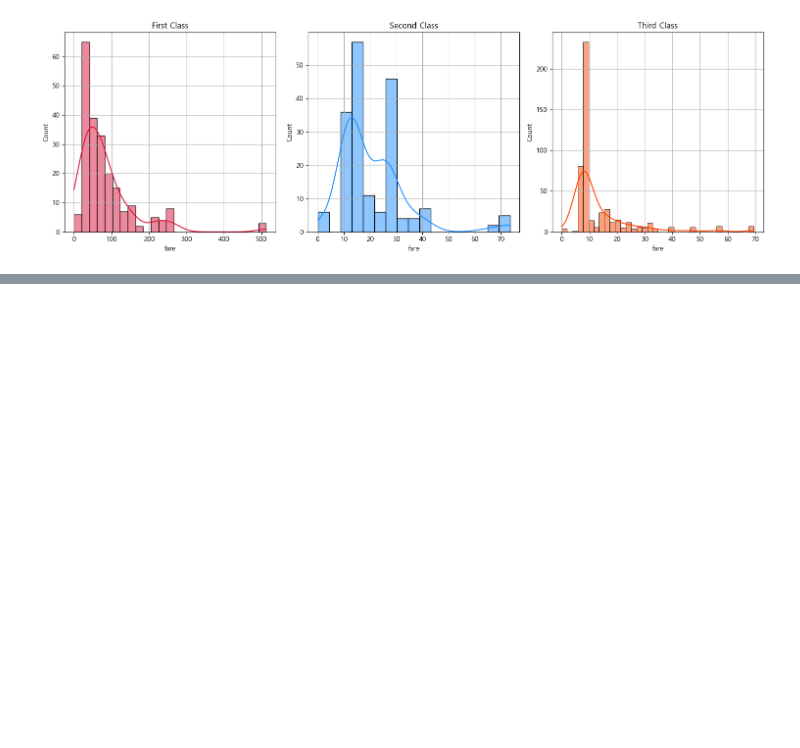
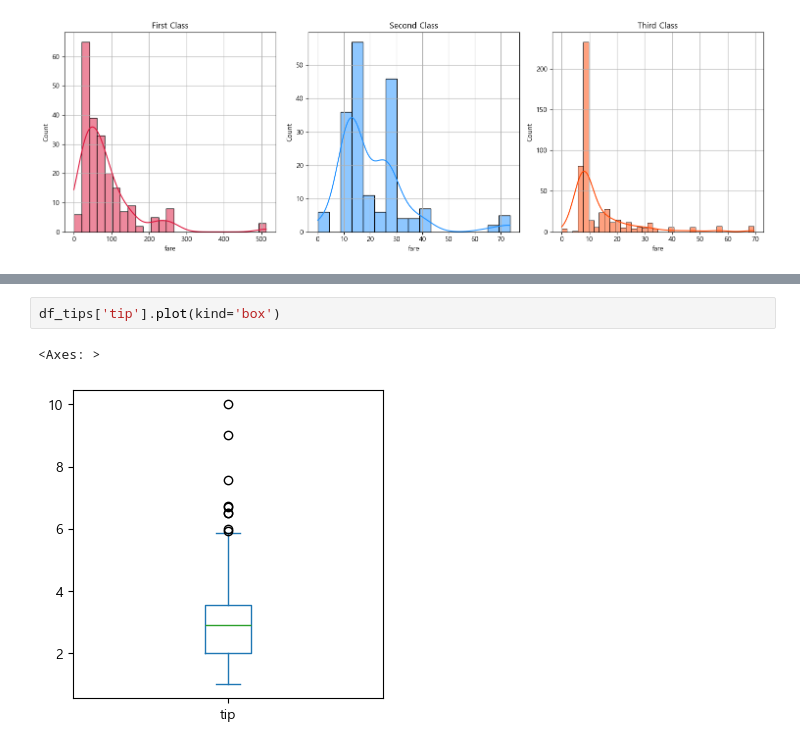
Before and after one commit to KIM-YONG-HA/PYTHON101, a Jupyter notebook: machineLearning/d250123_02_데이터전처리.ipynb, the cells around one changed output, grey strips where cells are left out. Saved outputs shown, nothing was run; the diff lists cells and outputs as text; blank space fills up the shorter version.

```diff
--- a/machineLearning/d250123_02_데이터전처리.ipynb
+++ b/machineLearning/d250123_02_데이터전처리.ipynb
@@ -445,0 +511,5 @@ plt.show()
+# %%
+df_tips['tip'].plot(kind='box')
+# %% [output]
+<Axes: >
+[figure, added]
```
Also changed, not shown: parts of 14 cells of this notebook, 1 other file.
